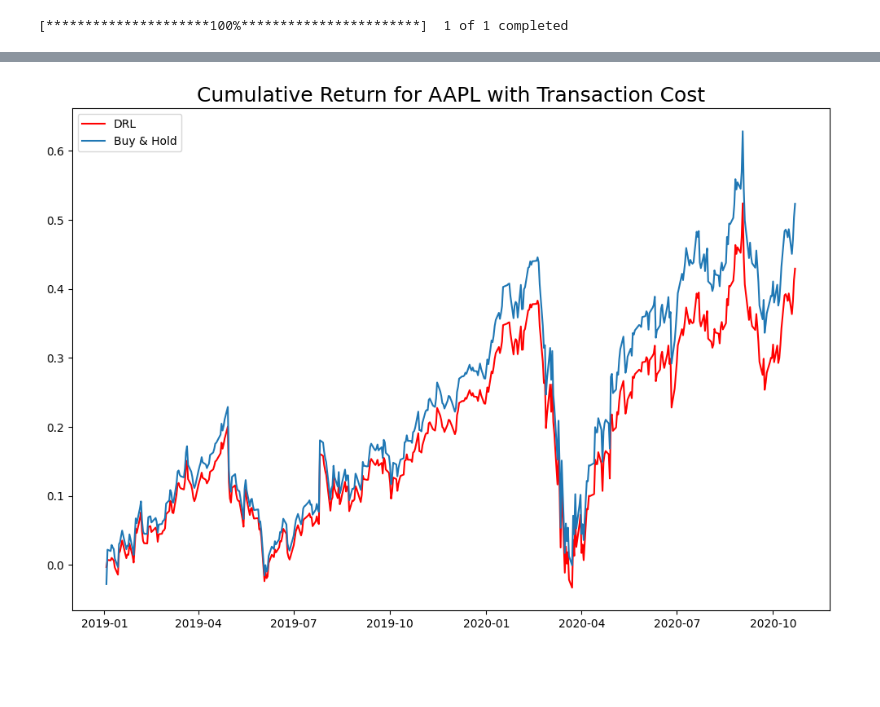
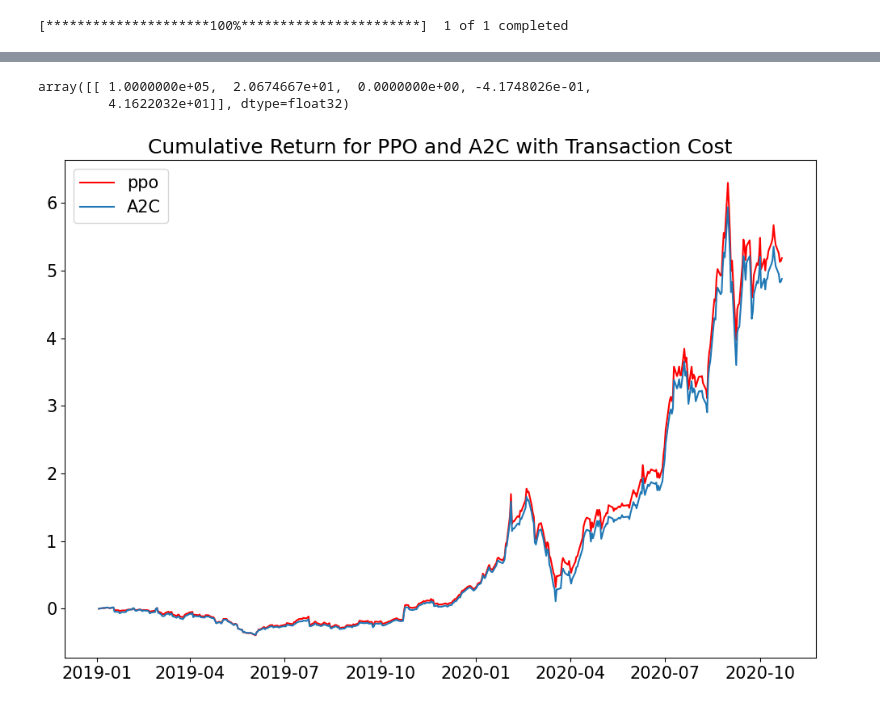
Before and after one commit to siddhi47/rl-project, a Jupyter notebook: notebooks/single-stock.ipynb, the cells around one changed output, grey strips where cells are left out. Saved outputs shown, nothing was run; the diff lists cells and outputs as text; code cells hidden in the pictures; blank space fills up the shorter version.

```diff
--- a/notebooks/single-stock.ipynb
+++ b/notebooks/single-stock.ipynb
@@ -265,0 +57,9 @@ Sharpe:  0.8590482682359011
+# %%
+model_dict = {}
+for m in model_list:
+    print(30*"=", m, 30*"=")
+    env_train = DummyVecEnv([lambda: SingleStockEnv(train,feat_list=['macd','rsi'])])
+    model = RLModels(m, env_train)
+    model.train(total_timesteps=500000)
+    model.save('AAPL_ppo_100k')
+    model_dict.update({m:model})
@@ -267,12 +85,3 @@ Sharpe:  0.8590482682359011
 test = data_clean[(data_clean.date>='2019-01-01') ]
 # the index needs to start from 0
 test=test.reset_index(drop=True)
-# %%
-model = model
-env_test = DummyVecEnv([lambda: SingleStockEnv(test,)])
-obs_test = env_test.reset()
-print("==============Model Prediction===========")
-for i in range(len(test.index.unique())):
-    action, _states = model.predict(obs_test)
-    obs_test, rewards, dones, info = env_test.step(action)
-    env_test.render()
@@ -319,2 +101,0 @@ def get_buy_and_hold_sharpe(test):
-# %%
-df_total_value=get_DRL_sharpe()
@@ -332,0 +102,17 @@ buy_and_hold_cumulative_return = (test.adjcp.pct_change(1)+1).cumprod()-1
+# %%
+cum_return = {}
+for m in model_list:
+    model = model_dict[m]
+    env_test = DummyVecEnv([lambda: SingleStockEnv(test,feat_list=['macd','rsi'])])
+    obs_test = env_test.reset()
+    print("==============Model Prediction===========")
+    for i in range(len(test.index.unique())):
+
+        action, _states = model.predict(obs_test)
+        obs_test, rewards, dones, info = env_test.step(action)
+        env_test.render()
+    df_total_value=pd.read_csv('account_value.csv',index_col=0)
+    df_total_value.columns = ['account_value']
+    df_total_value['daily_return']=df_total_value.pct_change(1)
+
+    cum_return.update({m: (df_total_value.account_value.pct_change(1)+1).cumprod()-1})
@@ -333,15 +134,19 @@ buy_and_hold_cumulative_return = (test.adjcp.pct_change(1)+1).cumprod()-1
+# %%
+obs_test
+# %% [output]
+array([[ 1.0000000e+05,  2.0674667e+01,  0.0000000e+00, -4.1748026e-01,
+         4.1622032e+01]], dtype=float32)
 # %%
-
 
 %matplotlib inline
 fig, ax = plt.subplots(figsize=(12, 8))
 
-plt.plot(test.date, DRL_cumulative_return, color='red',label = "DRL")
-plt.plot(test.date, buy_and_hold_cumulative_return, label = "Buy & Hold")
-plt.title("Cumulative Return for AAPL with Transaction Cost",size= 18)
+plt.plot(test.date, cum_return['ppo'], color='red',label = "ppo")
+plt.plot(test.date, cum_return['a2c'], label = "A2C")
+plt.title("Cumulative Return for PPO and A2C with Transaction Cost",size= 18)
 plt.legend()
 plt.rc('legend',fontsize=15)
 plt.rc('xtick', labelsize=15)
 plt.rc('ytick', labelsize=15)
 # %% [output]
-[figure, old version]
+[figure, new version]
```
Also changed, not shown: parts of 23 cells of this notebook, 5 other files.
